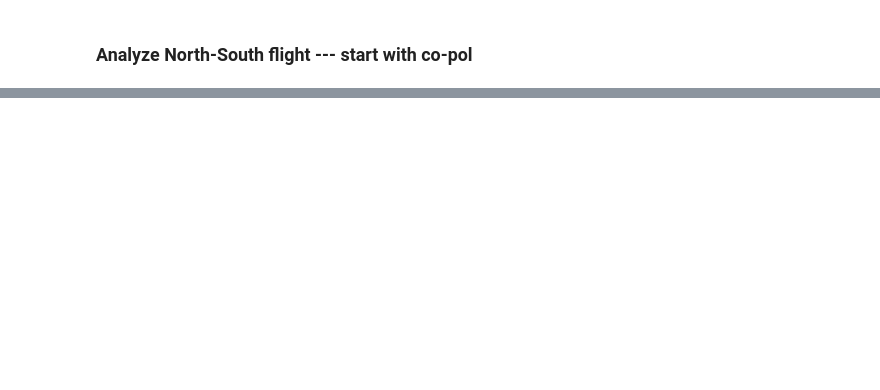
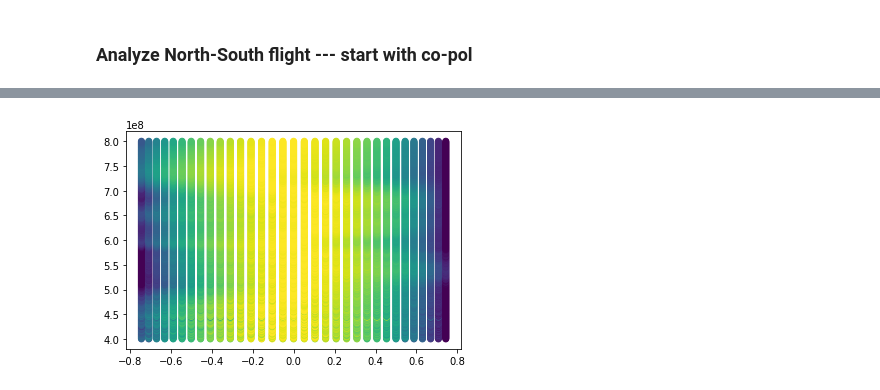
Before and after one commit to WrightLaboratory/newburghlabdrone, a Jupyter notebook: analysis/LBN_NSCHIME.ipynb, the cells around one changed output, grey strips where cells are left out. Saved outputs shown, nothing was run; the diff lists cells and outputs as text; code cells hidden in the pictures; blank space fills up the shorter version.

```diff
--- a/analysis/LBN_NSCHIME.ipynb
+++ b/analysis/LBN_NSCHIME.ipynb
@@ -929,0 +1187,6 @@ plt.plot(bbeam.df_angle,np.abs(bbeam.complex_H_beam[:,400]/bbeam.complex_H_beam[
+# %%
+for y in np.arange(0,292):
+    plt.scatter(bico_tely[gan[gansort]],bbeam.df_freq[y]*np.ones(len(gansort)),c=bico_normed[gan[gansort],y])
+plt.show()
+# %% [output]
+[figure, added]
```
Also changed, not shown: parts of 42 cells of this notebook.
